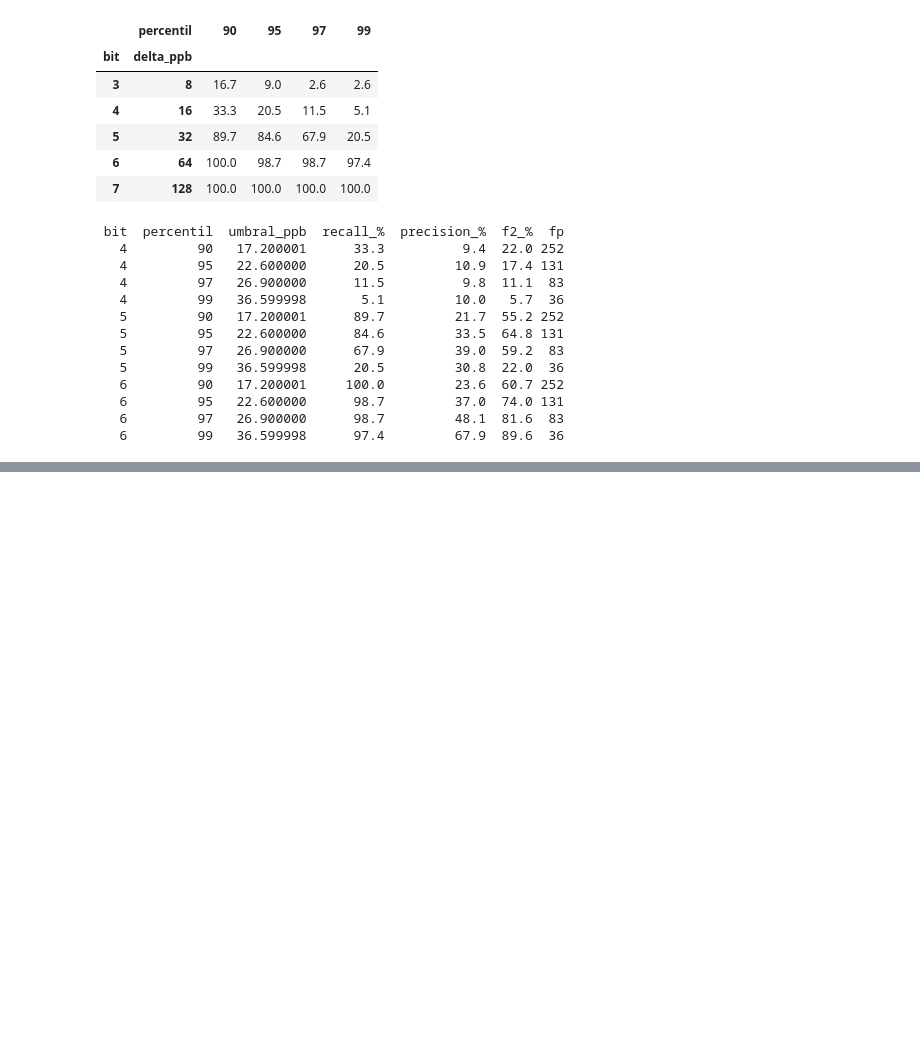
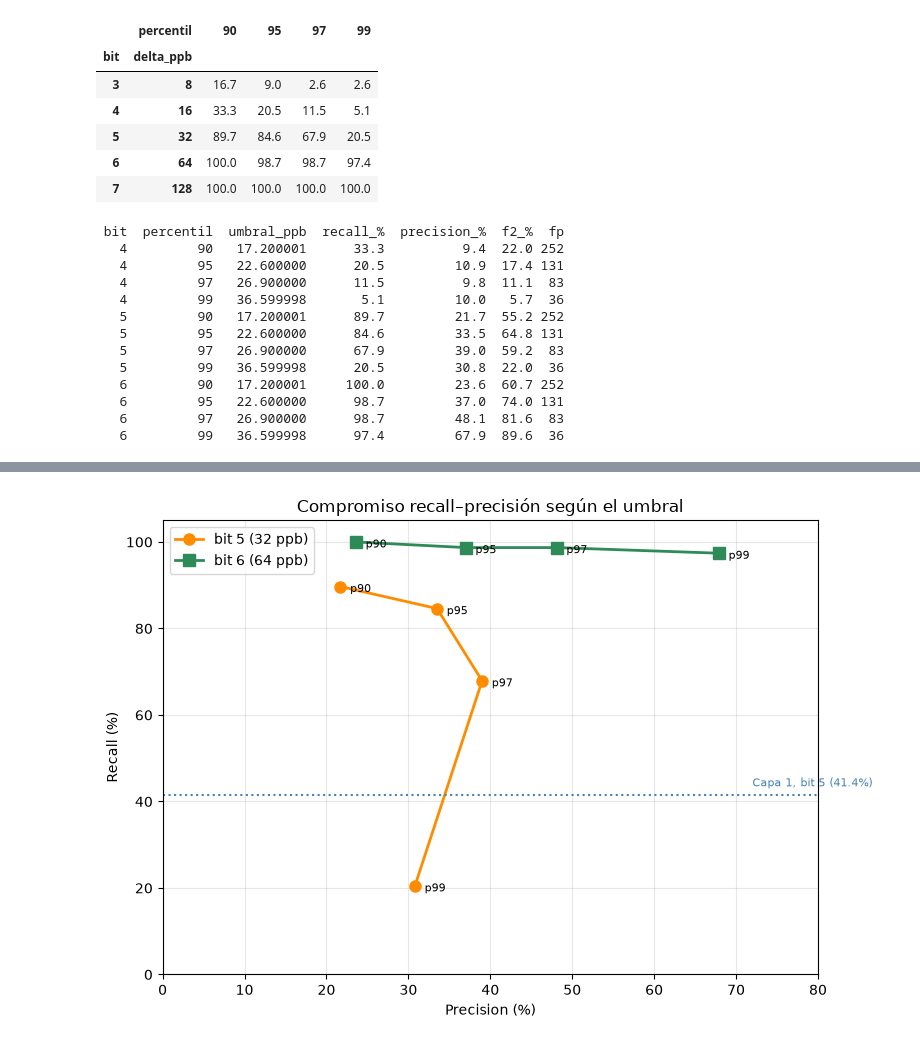
Before and after one commit to JoseLili/lorawan11-rama-detection, a Jupyter notebook: notebooks/07_multiestacion.ipynb, the cells around one changed output, grey strips where cells are left out. Saved outputs shown, nothing was run; the diff lists cells and outputs as text; code cells hidden in the pictures; blank space fills up the shorter version.

```diff
--- a/notebooks/07_multiestacion.ipynb
+++ b/notebooks/07_multiestacion.ipynb
@@ -1104,0 +1178,30 @@ print(det[det.bit.isin([4, 5, 6])][
+# %%
+det = pd.read_csv('../results/deteccion_lstm.csv')
+
+fig, ax = plt.subplots(figsize=(8, 5.5))
+
+for bit, color, marca in [(5, 'darkorange', 'o'), (6, 'seagreen', 's')]:
+    d = det[det.bit == bit].sort_values('percentil')
+    ax.plot(d['precision_%'], d['recall_%'], marca + '-', lw=2, ms=8,
+            color=color, label=f'bit {bit} ({2**bit} ppb)')
+    for _, r in d.iterrows():
+        ax.annotate(f"p{int(r.percentil)}",
+                    (r['precision_%'], r['recall_%']),
+                    textcoords='offset points', xytext=(7, -4), fontsize=8)
+
+ax.axhline(41.4, ls=':', c='steelblue', lw=1.5)
+ax.text(72, 43.5, 'Capa 1, bit 5 (41.4%)', fontsize=8, c='steelblue')
+
+ax.set_xlabel('Precision (%)')
+ax.set_ylabel('Recall (%)')
+ax.set_title('Compromiso recall–precisión según el umbral')
+ax.set_xlim(0, 80)
+ax.set_ylim(0, 105)
+ax.legend()
+ax.grid(alpha=0.3)
+
+plt.tight_layout()
+plt.savefig('../docs/img/compromiso_percentil.png', dpi=150)
+plt.show()
+# %% [output]
+[figure, added]
```
Also changed, not shown: parts of 2 cells of this notebook.
